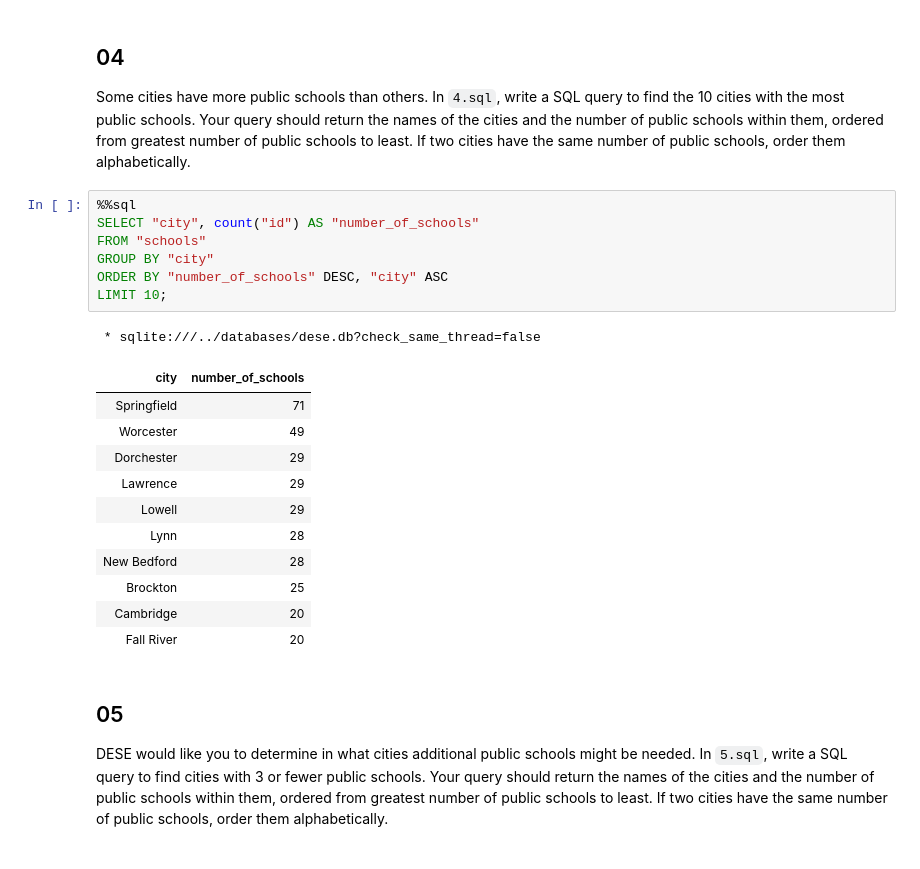
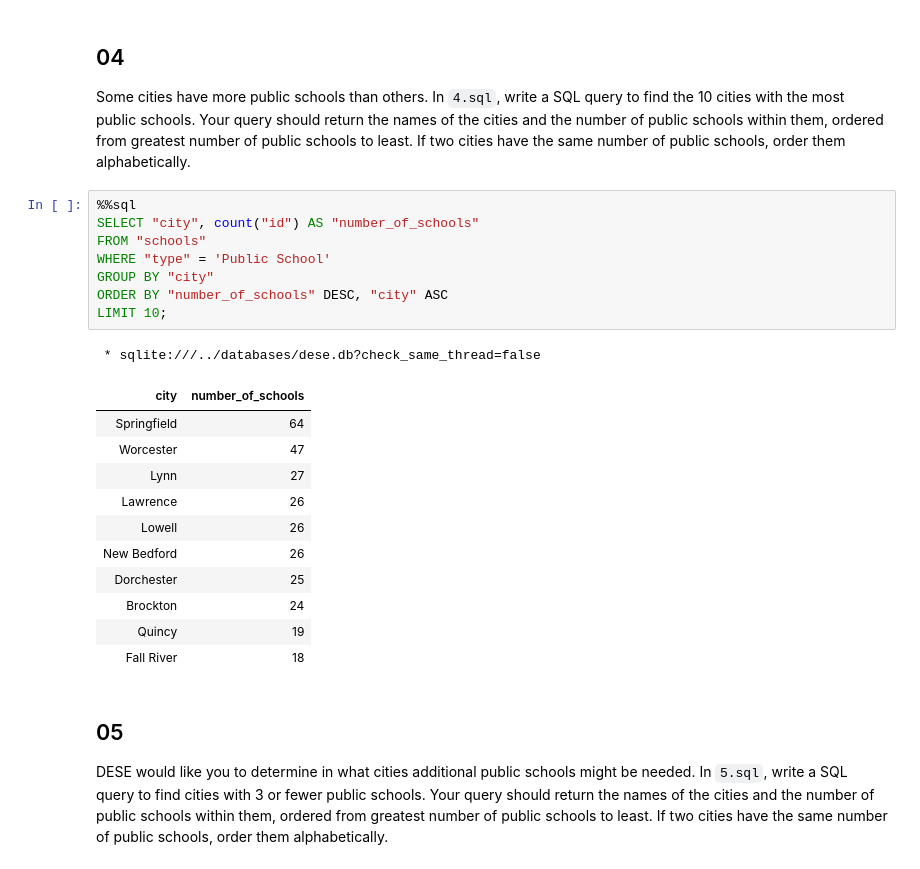
Before and after one commit to jibon-k/CS50sql-Problem-Sets, a Jupyter notebook: week 1/p2_all_solutions_DESE.ipynb, the cells around one changed output. Drawn from its saved outputs; the diff is of its cells as text.

```diff
--- a/week 1/p2_all_solutions_DESE.ipynb
+++ b/week 1/p2_all_solutions_DESE.ipynb
@@ -140,23 +140,24 @@ Some cities have more public schools than others. In `4.sql`, write a SQL query
 # %%
 %%sql
 SELECT "city", count("id") AS "number_of_schools"
 FROM "schools"
+WHERE "type" = 'Public School'
 GROUP BY "city"
 ORDER BY "number_of_schools" DESC, "city" ASC
 LIMIT 10;
 # %% [output]
  * sqlite:///../databases/dese.db?check_same_thread=false
 | city | number_of_schools |
-| Springfield | 71 |
-| Worcester | 49 |
-| Dorchester | 29 |
-| Lawrence | 29 |
-| Lowell | 29 |
-| Lynn | 28 |
-| New Bedford | 28 |
-| Brockton | 25 |
-| Cambridge | 20 |
-| Fall River | 20 |
+| Springfield | 64 |
+| Worcester | 47 |
+| Lynn | 27 |
+| Lawrence | 26 |
+| Lowell | 26 |
+| New Bedford | 26 |
+| Dorchester | 25 |
+| Brockton | 24 |
+| Quincy | 19 |
+| Fall River | 18 |
 # %% [markdown]
 ## 05
 DESE would like you to determine in what cities additional public schools might be needed. In `5.sql`, write a SQL query to find cities with 3 or fewer public schools. Your query should return the names of the cities and the number of public schools within them, ordered from greatest number of public schools to least. If two cities have the same number of public schools, order them alphabetically.
```
Also changed, not shown: parts of 5 cells of this notebook, 6 other files.
